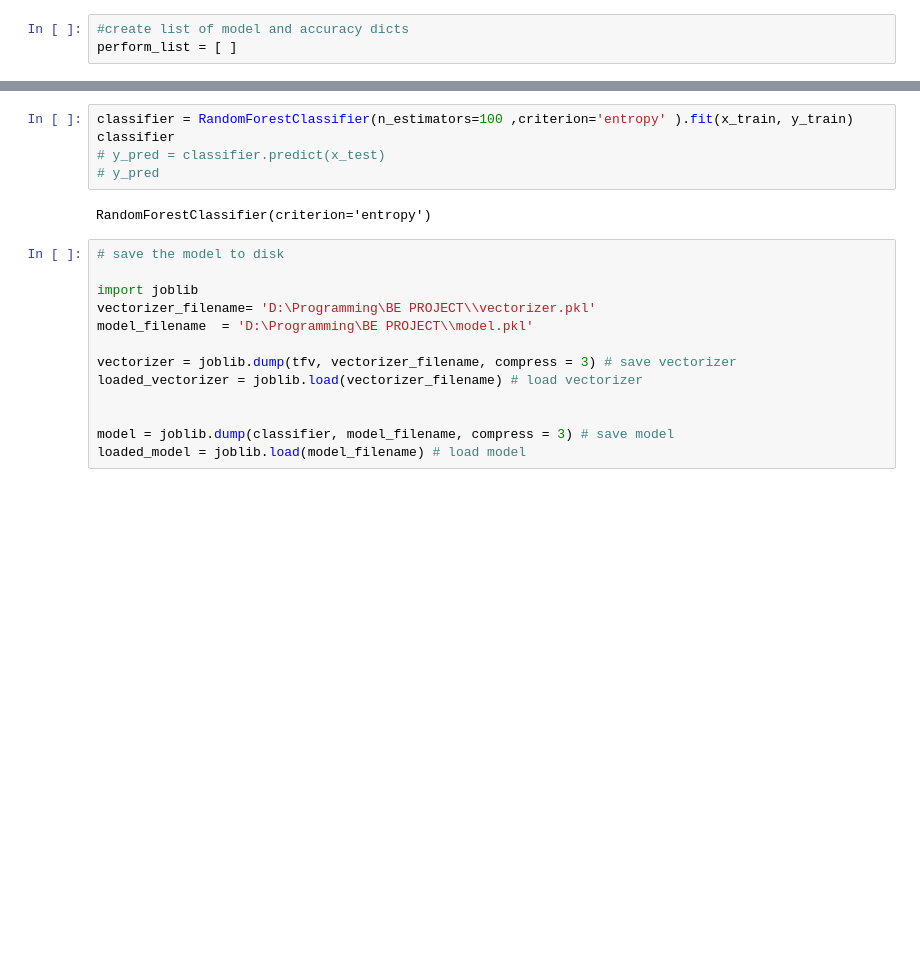
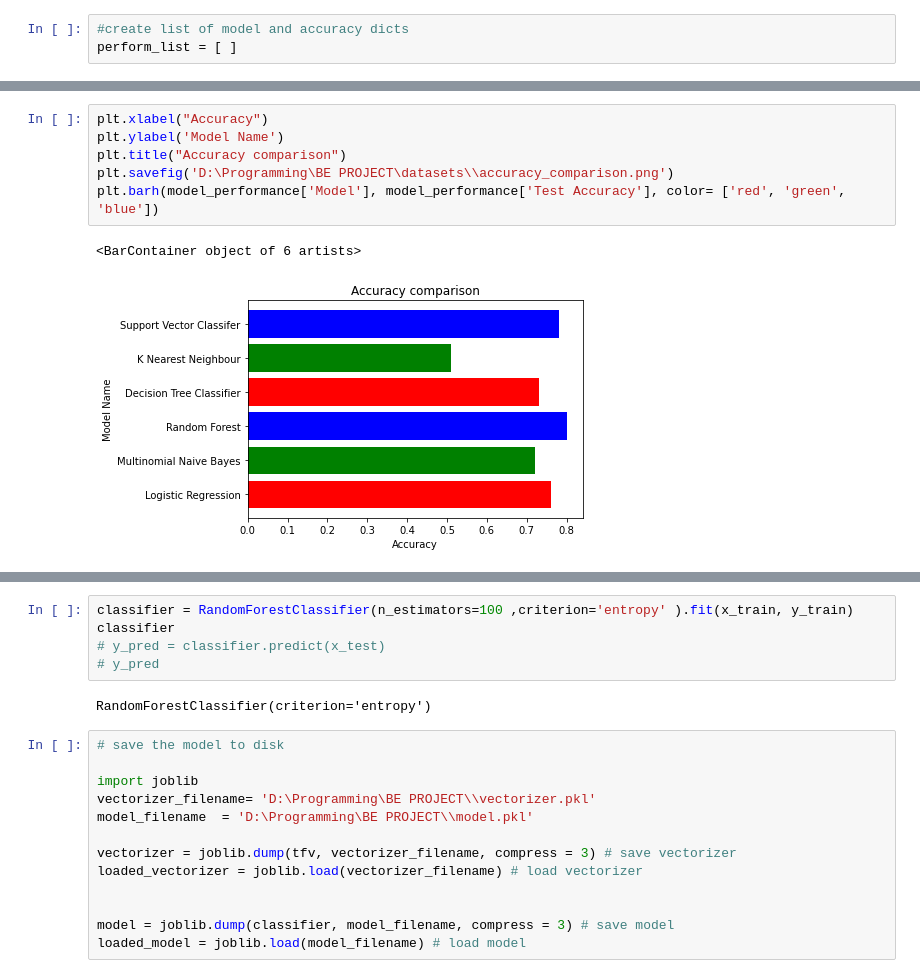
Before and after one commit to shreedhar37/cyberbullying_detection, a Jupyter notebook: all_alogrithms.ipynb, the cells around one changed output, grey strips where cells are left out. Saved outputs shown, nothing was run; the diff lists cells and outputs as text; blank space fills up the shorter version.

Commit message:
Plotted bar plot for comparison.

```diff
--- a/all_alogrithms.ipynb
+++ b/all_alogrithms.ipynb
@@ -451,0 +465,9 @@ model_performance
+# %%
+plt.xlabel("Accuracy")
+plt.ylabel('Model Name')
+plt.title("Accuracy comparison")
+plt.savefig('D:\Programming\BE PROJECT\datasets\\accuracy_comparison.png')
+plt.barh(model_performance['Model'], model_performance['Test Accuracy'], color= ['red', 'green', 'blue'])
+# %% [output]
+<BarContainer object of 6 artists>
+[figure, added]
```
Also changed, not shown: parts of 23 cells of this notebook.
